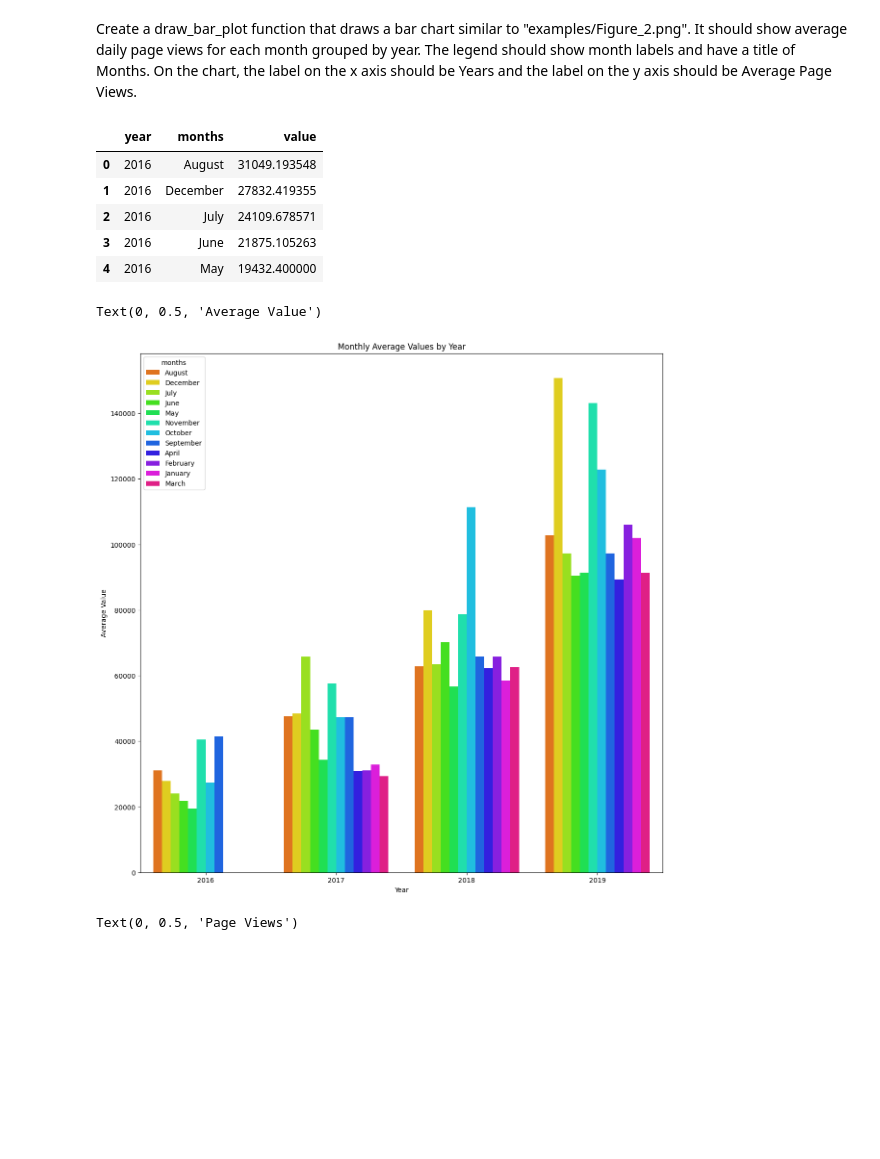
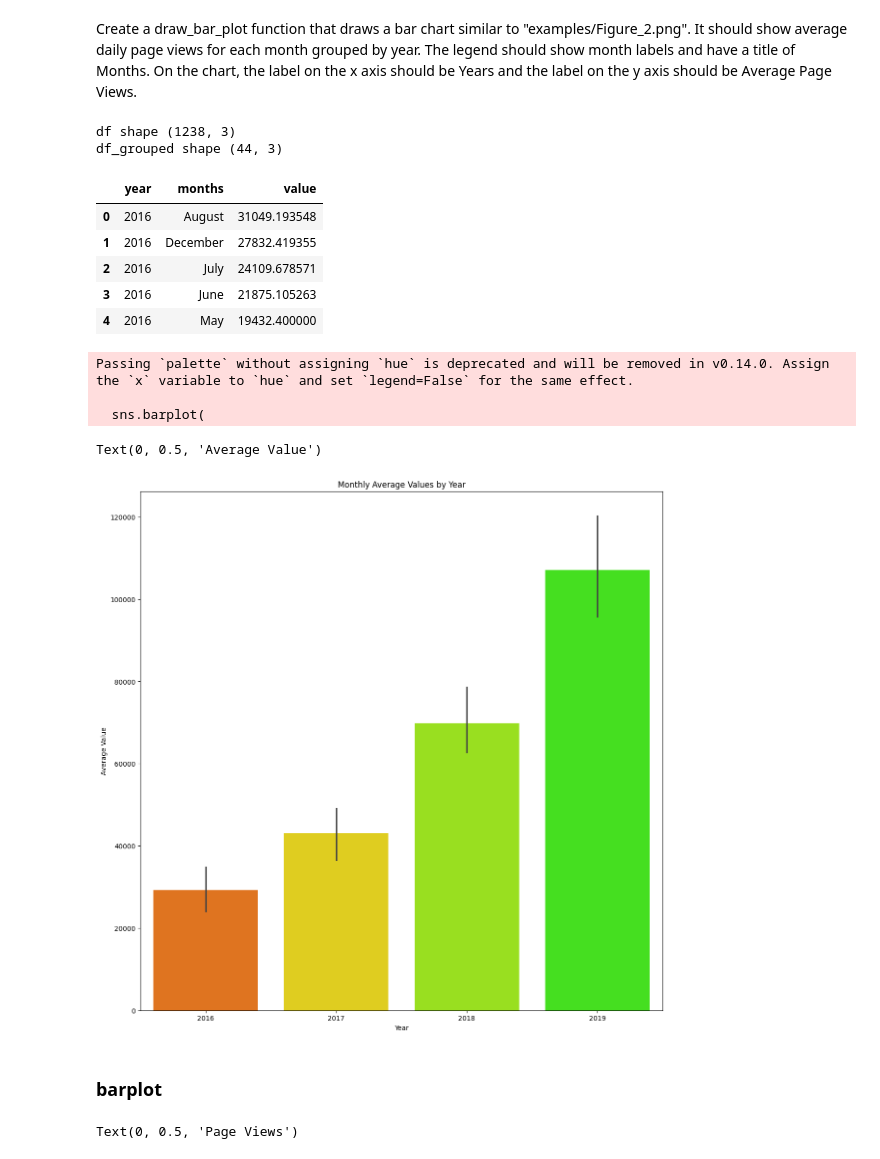
Before and after one commit to arunjith-official/page-view-visualizer, a Jupyter notebook: workbook.ipynb, the cells around one changed output. Cells and saved outputs as stored; diff of their text form; code cells hidden in the pictures; blank space fills up the shorter version.

```diff
--- a/workbook.ipynb
+++ b/workbook.ipynb
@@ -50,10 +52,9 @@ df.head()
 Clean the data by filtering out days when the page views were in the top 2.5% of the dataset or bottom 2.5% of the dataset.
 # %%
 #finding the filtering out
-lower_threshold = df['value'].quantile(0.025)
-higher_threshold = df['value'].quantile(0.975)
+
 print("initial shape :" , df.shape)
-df = df[(df["value"] >= lower_threshold) & (df["value"] <= higher_threshold)]
+df = df[(df['value'] >= df['value'].quantile(0.025)) & (df['value'] <= df['value'].quantile(0.975))]
 print("final shape :", df.shape)
 df.head()
 # %% [output]
@@ -94,10 +95,18 @@ Create a draw_bar_plot function that draws a bar chart similar to "examples/Figu
 # %%
 df["year"]=df.index.year
 df["months"] = df.index.strftime('%B')
+month_order = ['January', 'February', 'March', 'April', 'May', 'June',
+               'July', 'August', 'September', 'October', 'November', 'December']
+months_type = CategoricalDtype(categories=month_order, ordered= True)
 #grouping to select the mean of the month views and all
+print("df shape", df.shape)
 df_grouped = df.groupby( ["year","months"])['value'].mean().reset_index()
+df_grouped['months'] =  df_grouped['months'].astype(months_type)
+print("df_grouped shape", df_grouped.shape)
 df_grouped.head()
 # %% [output]
+df shape (1238, 3)
+df_grouped shape (44, 3)
 |  | year | months | value |
 | 0 | 2016 | August | 31049.193548 |
 | 1 | 2016 | December | 27832.419355 |
@@ -107,23 +116,28 @@ df_grouped.head()
 # %%
 month_palette = sns.color_palette("hsv", 12)
 
 # Create a bar plot
 plt.figure(figsize=(14, 14))
 sns.barplot(
     data=df_grouped,
     x='year',
     y='value',
-    hue='months',
+    # hue='months',
     palette=month_palette
 )
 
 # Set plot labels and title
 plt.title('Monthly Average Values by Year')
 plt.xlabel('Year')
 plt.ylabel('Average Value')
 # %% [output]
-Text(0, 0.5, 'Average Value')
+Passing `palette` without assigning `hue` is deprecated and will be removed in v0.14.0. Assign the `x` variable to `hue` and set `legend=False` for the same effect.
+
+  sns.barplot(
+Text(0, 0.5, 'Average Value')
-[figure, old version]
+[figure, new version]
+# %% [markdown]
+### barplot
 # %%
 year_grouped = [group['value'].values for _, group in df.groupby('year')]
 fig, (ax1,ax2) =plt.subplots(1,2,figsize=(20,8))
```
Also changed, not shown: parts of 2 cells of this notebook, 5 other files.
